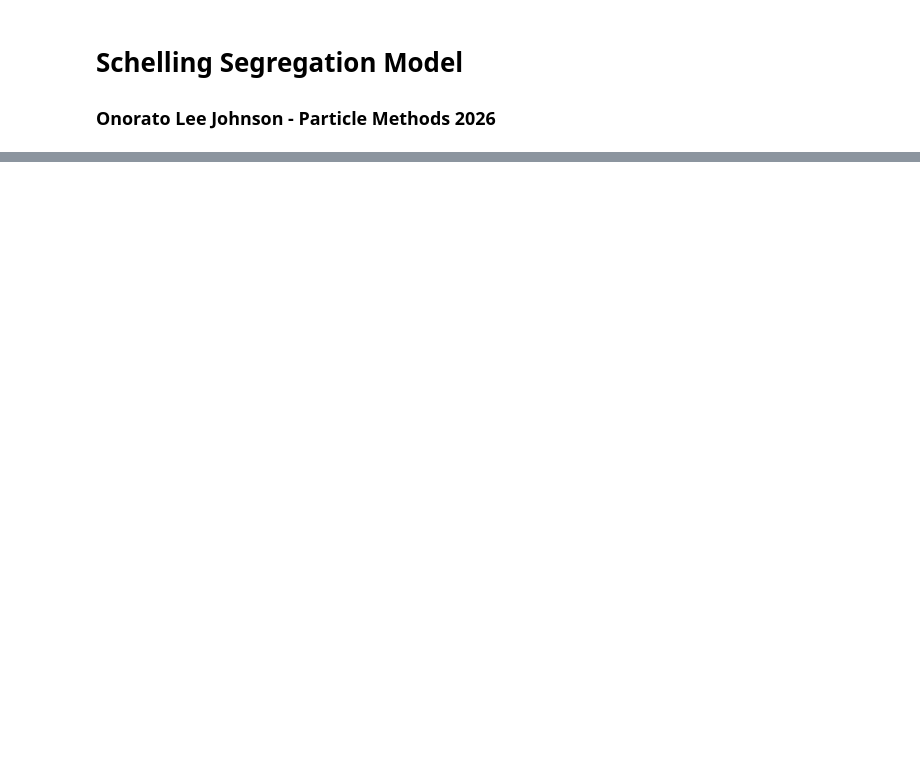
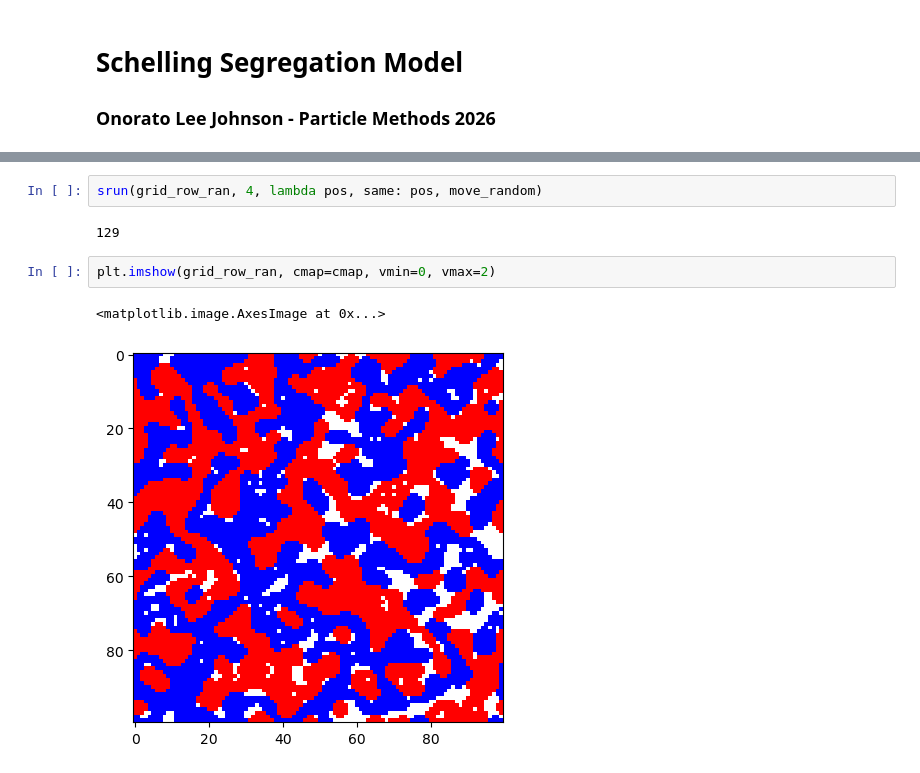
Before and after one commit to leenonqui/Models-of-Segregation-via-Particle-Methods-, a Jupyter notebook: notebook.ipynb, the cells around one changed output, grey strips where cells are left out. Drawn from its saved outputs; the diff is of its cells as text; blank space fills up the shorter version.

```diff
--- a/notebook.ipynb
+++ b/notebook.ipynb
@@ -31,0 +43,9 @@ plt.imshow(grid, cmap=cmap, vmin=0, vmax=2)
+# %%
+srun(grid_row_ran, 4, lambda pos, same: pos, move_random)
+# %% [output]
+129
+# %%
+plt.imshow(grid_row_ran, cmap=cmap, vmin=0, vmax=2)
+# %% [output]
+<matplotlib.image.AxesImage at 0x...>
+[figure, added]
```
Also changed, not shown: parts of 17 cells of this notebook, 3 other files.
